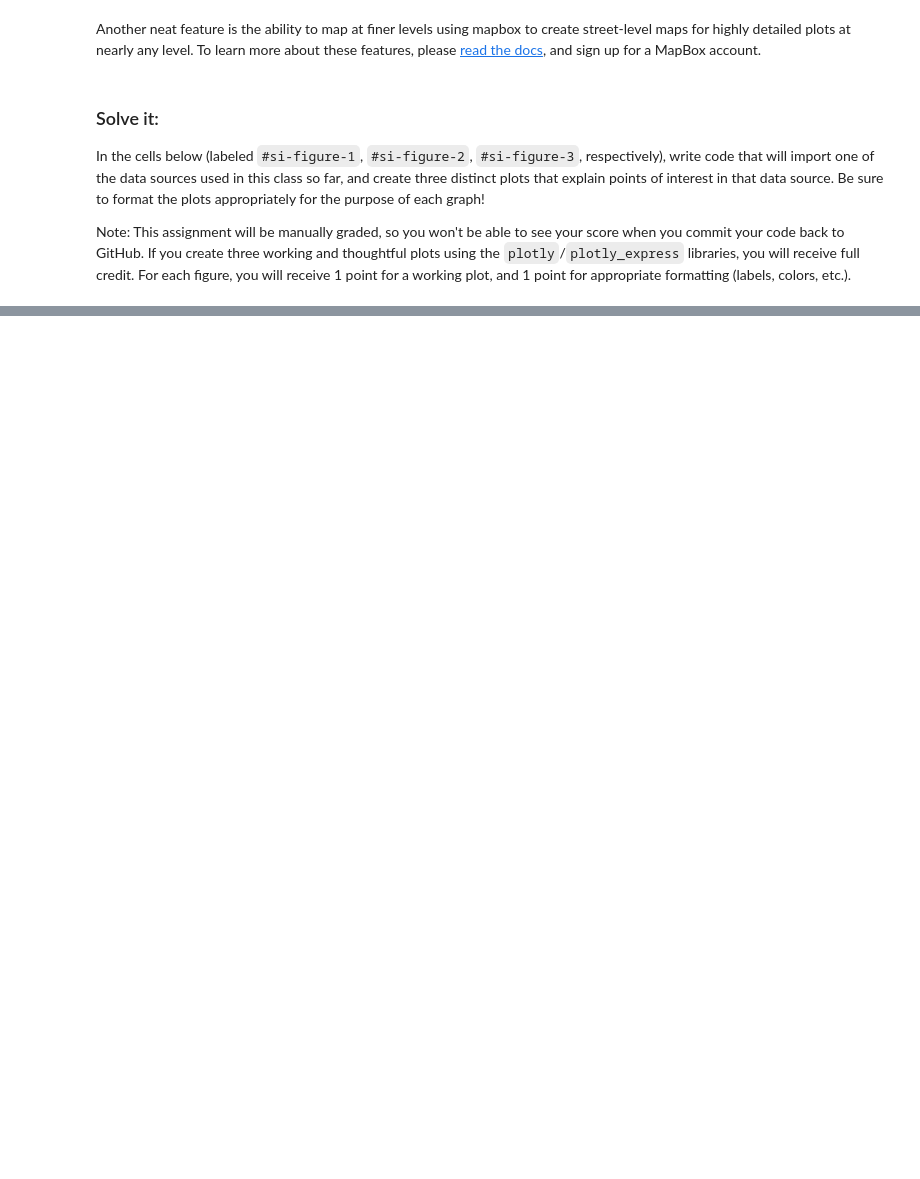
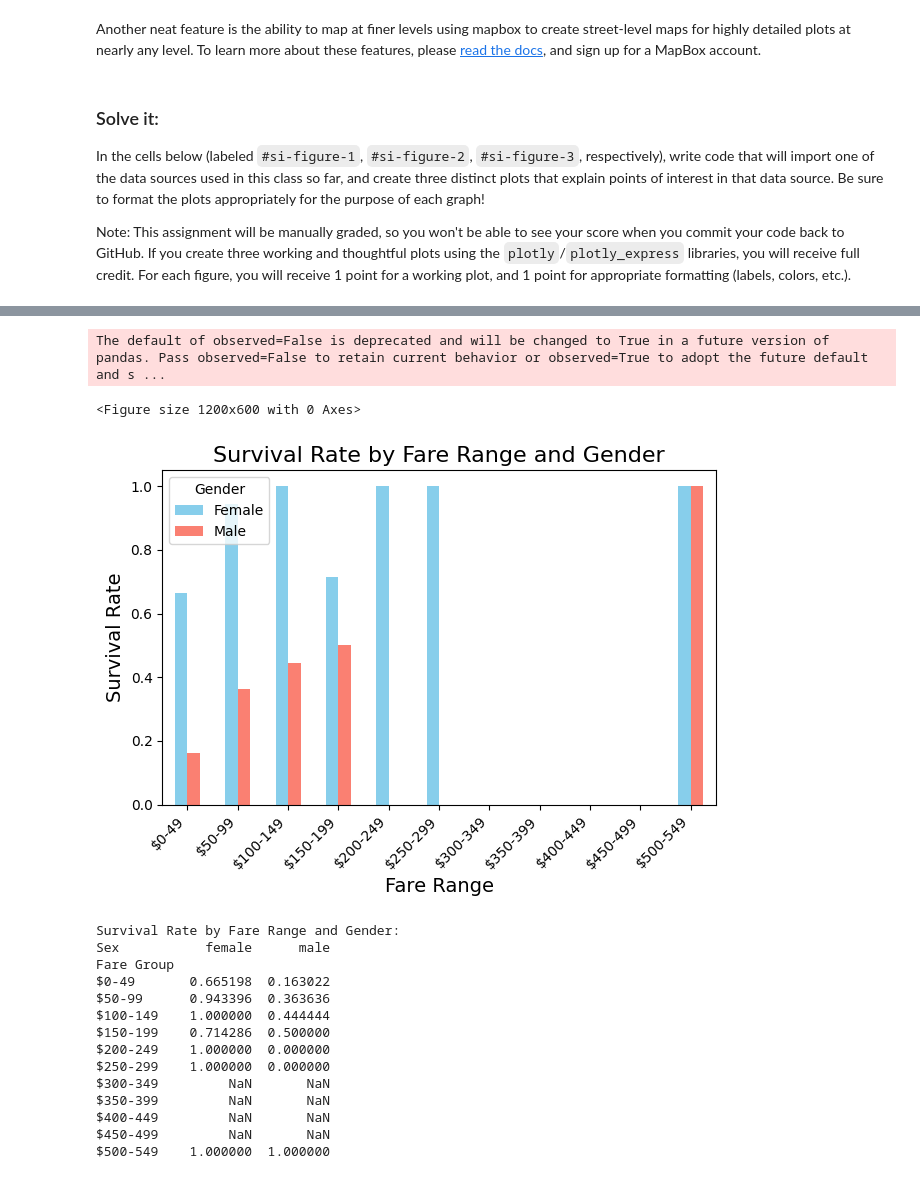
Before and after one commit to Tia8099/Lesson-1, a Jupyter notebook: Lesson_(11).ipynb, the cells around one changed output, grey strips where cells are left out. Saved outputs shown, nothing was run; the diff lists cells and outputs as text; code cells hidden in the pictures; blank space fills up the shorter version.

```diff
--- a/Lesson_(11).ipynb
+++ b/Lesson_(11).ipynb
@@ -409,0 +306,55 @@ fig.show()
+# %%
+#si-figure-1
+import pandas as pd
+import matplotlib.pyplot as plt
+import seaborn as sns
+
+#  Load the  dataset
+url = "https://raw.githubusercontent.com/datasciencedojo/datasets/master/titanic.csv"
+data = pd.read_csv(url)
+
+# Clean data
+data_cleaned = data.dropna(subset=['Fare', 'Survived', 'Sex'])
+
+#  Define fare bins $50 dollar ranges
+fare_bins = range(0, int(data_cleaned['Fare'].max()) + 50, 50)
+fare_bin_labels = [f"${i}-{i+49}" for i in fare_bins[:-1]]
+
+data_cleaned['Fare Group'] = pd.cut(data_cleaned['Fare'], bins=fare_bins, labels=fare_bin_labels, right=False)
+
+# Calculate survival rate
+survival_rate_by_fare_gender = data_cleaned.groupby(['Fare Group', 'Sex'])['Survived'].mean().unstack()
+
+#  Plot survival rates by fare group and gender
+plt.figure(figsize=(12, 6))
+survival_rate_by_fare_gender.plot(kind='bar', stacked=False, color=['skyblue', 'salmon'])
+
+plt.title('Survival Rate by Fare Range and Gender', fontsize=16)
+plt.xlabel('Fare Range', fontsize=14)
+plt.ylabel('Survival Rate', fontsize=14)
+plt.xticks(rotation=45, ha='right')
+plt.legend(title='Gender', labels=['Female', 'Male'])
+plt.tight_layout()
+
+plt.show()
+
+print("Survival Rate by Fare Range and Gender:")
+print(survival_rate_by_fare_gender)
+# %% [output]
+The default of observed=False is deprecated and will be changed to True in a future version of pandas. Pass observed=False to retain current behavior or observed=True to adopt the future default and s ...
+<Figure size 1200x600 with 0 Axes>
+[figure, added]
+Survival Rate by Fare Range and Gender:
+Sex           female      male
+Fare Group
+$0-49       0.665198  0.163022
+$50-99      0.943396  0.363636
+$100-149    1.000000  0.444444
+$150-199    0.714286  0.500000
+$200-249    1.000000  0.000000
+$250-299    1.000000  0.000000
+$300-349         NaN       NaN
+$350-399         NaN       NaN
+$400-449         NaN       NaN
+$450-499         NaN       NaN
+$500-549    1.000000  1.000000
```
Also changed, not shown: parts of 6 cells of this notebook.
